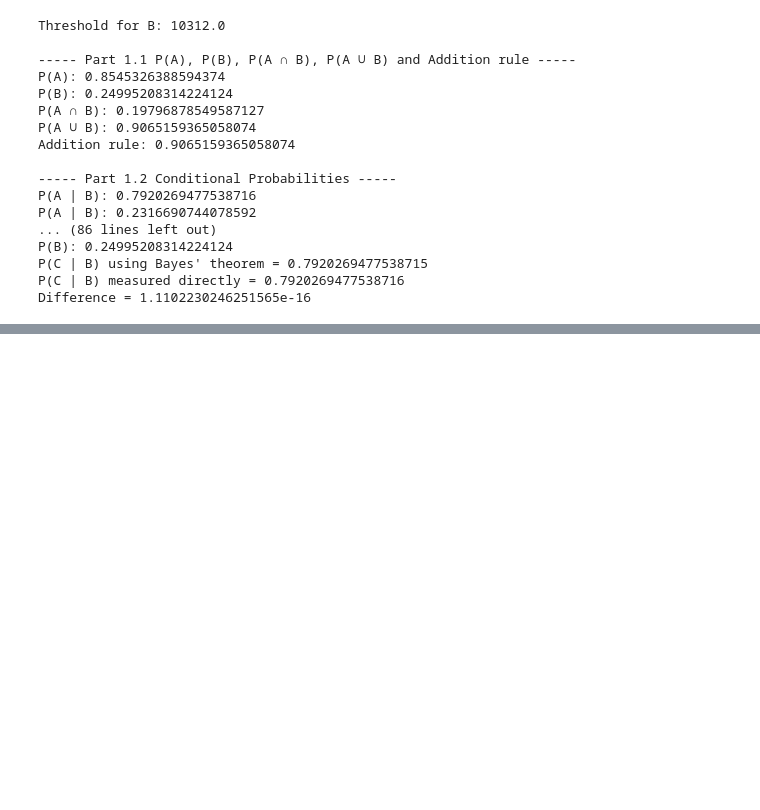
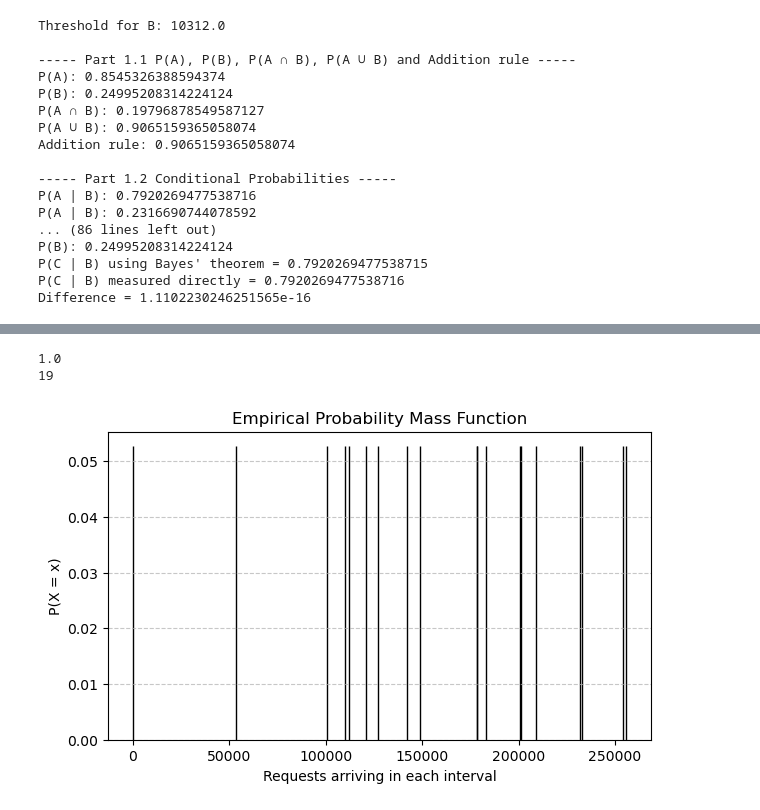
Before and after one commit to MatthewHtang/TrafficModeling, a Jupyter notebook: main.ipynb, the cells around one changed output, grey strips where cells are left out. Drawn from its saved outputs; the diff is of its cells as text; code cells hidden in the pictures; blank space fills up the shorter version.

```diff
--- a/main.ipynb
+++ b/main.ipynb
@@ -204,0 +259,51 @@ Difference = 1.1102230246251565e-16
+# %%
+import matplotlib.pyplot as plt
+import numpy as np
+
+time_interval = 5000
+df["interarrival_time"] = df["timestamp"].diff()
+print(df["interarrival_time"].max())
+df["timestamp"].max()
+
+X =  [ ]
+a_val = []
+start = 895615201
+interval_value = 895615201
+end = 895701598
+a = True
+
+while start <= end:
+    interval_value += time_interval
+    if interval_value > end and a:
+        interval_value = end
+        a = False
+
+    a_val.append(interval_value)
+    X.append(((df["timestamp"] >= start) & (df["timestamp"] < interval_value)).sum())
+
+    start = interval_value
+# print(X)
+
+
+print(len(X))
+
+x_values, counts = np.unique(X, return_counts =True)
+
+pmf_values = counts / len(X)
+
+# Q6. Construct the empirical probability mass function (PMF) of X.
+
+def plot_pmf(x_values, pmf_values, title, xlabel="x"):
+    plt.figure(figsize=(7, 4))
+    plt.bar(x_values, pmf_values, color="steelblue", edgecolor="black")
+    plt.xlabel(xlabel)
+    plt.ylabel("P(X = x)")
+    plt.title(title)
+    plt.grid(axis="y", linestyle="--", alpha=0.7)
+    plt.show()
+
+plot_pmf(x_values, pmf_values, "Empirical Probability Mass Function" , "Requests arriving in each interval")
+# %% [output]
+1.0
+19
+[figure, added]
```
Also changed, not shown: parts of 12 cells of this notebook.
